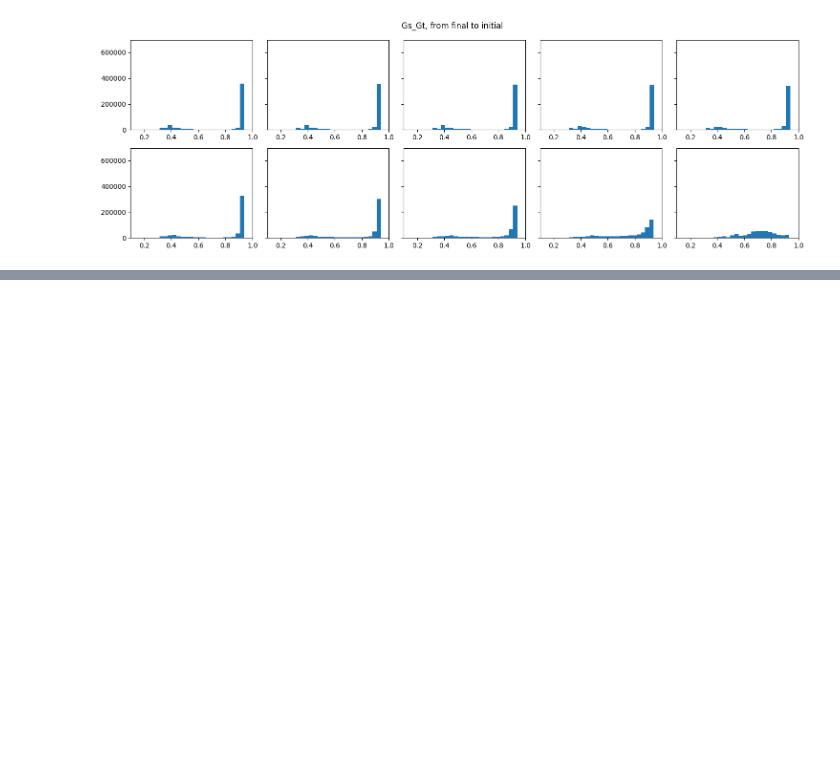
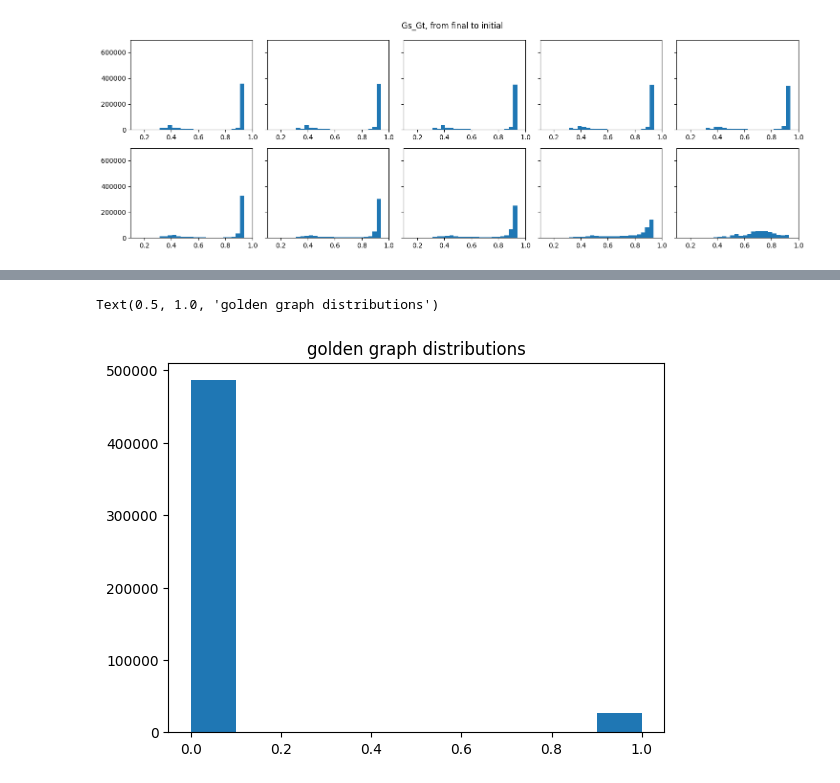
Before and after one commit to LspongebobJH/DiGress, a Jupyter notebook: notebooks/protein2.ipynb, the cells around one changed output, grey strips where cells are left out. Drawn from its saved outputs; the diff is of its cells as text; code cells hidden in the pictures; blank space fills up the shorter version.

```diff
--- a/notebooks/protein2.ipynb
+++ b/notebooks/protein2.ipynb
@@ -92,0 +107,21 @@ draw_step_dist(Gs_Gt_infer_step_dist, 'Gs_Gt_infer', x_range=[0, 1])
+# %%
+config = {
+            'root': '/home/jiahang/DiGress/data/ND-code-datasets/Application2-protein-contact-maps/full-predictions', 'norm': 'ND_norm', 'eps': 1e-2,
+            'diffusion_steps': 20, 'force_reload': False,
+            'slope': 50
+        }
+infer_data = ProteinInferDataset(**config)
+gold_data = infer_data.golden
+infer_idx, gold_idx = infer_data.data.idx, infer_data.golden.idx
+gold_adj = to_dense_adj(gold_data.edge_index, edge_attr=gold_data.edge_attr, max_num_nodes = gold_data.x.shape[0])[0]
+NIMI_data = infer_data.data
+NIMI_adj = to_dense_adj(NIMI_data.edge_index, edge_attr=NIMI_data.edge_attr, max_num_nodes = NIMI_data.x.shape[0])[0]
+NIMI_adj[torch.eye(NIMI_adj.shape[0]).bool()] = 0.
+
+gold_adj_list = []
+for _infer_idx in infer_idx:
+    _gold_idx = gold_idx.index(_infer_idx)
+    x_st, x_end = gold_data.slices['x'][_gold_idx], gold_data.slices['x'][_gold_idx + 1]
+    _cur_gold_adj = gold_adj[x_st:x_end, x_st:x_end].flatten().numpy()
+    gold_adj_list.append(_cur_gold_adj)
+gold_adj_dist = np.concatenate(gold_adj_list)
@@ -92,0 +137,2 @@ draw_step_dist(Gs_Gt_infer_step_dist, 'Gs_Gt_infer', x_range=[0, 1])
+# %%
+gold_adj_dist = np.expand_dims(gold_adj_dist, 0).repeat(Gs_Gt_infer_step_dist.shape[0], 0)
@@ -92,0 +144,6 @@ draw_step_dist(Gs_Gt_infer_step_dist, 'Gs_Gt_infer', x_range=[0, 1])
+# %%
+plt.hist(gold_adj_dist[0])
+plt.title("golden graph distributions")
+# %% [output]
+Text(0.5, 1.0, 'golden graph distributions')
+[figure, added]
```
Also changed, not shown: parts of 26 cells of this notebook, 4 other files.
